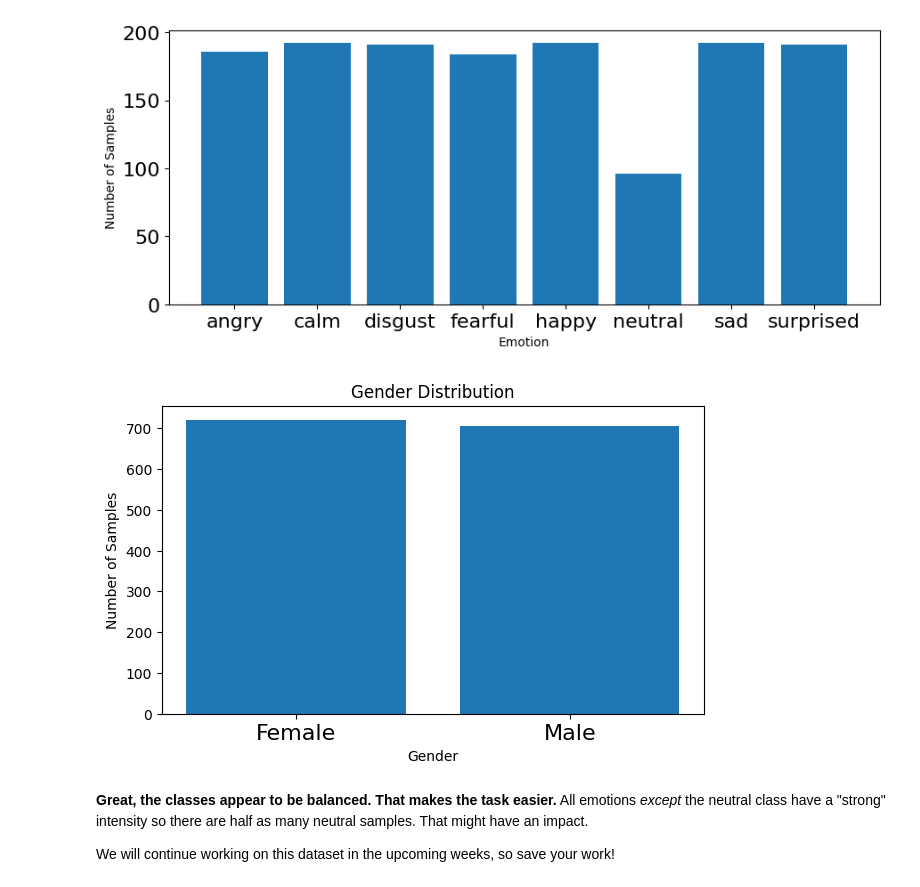
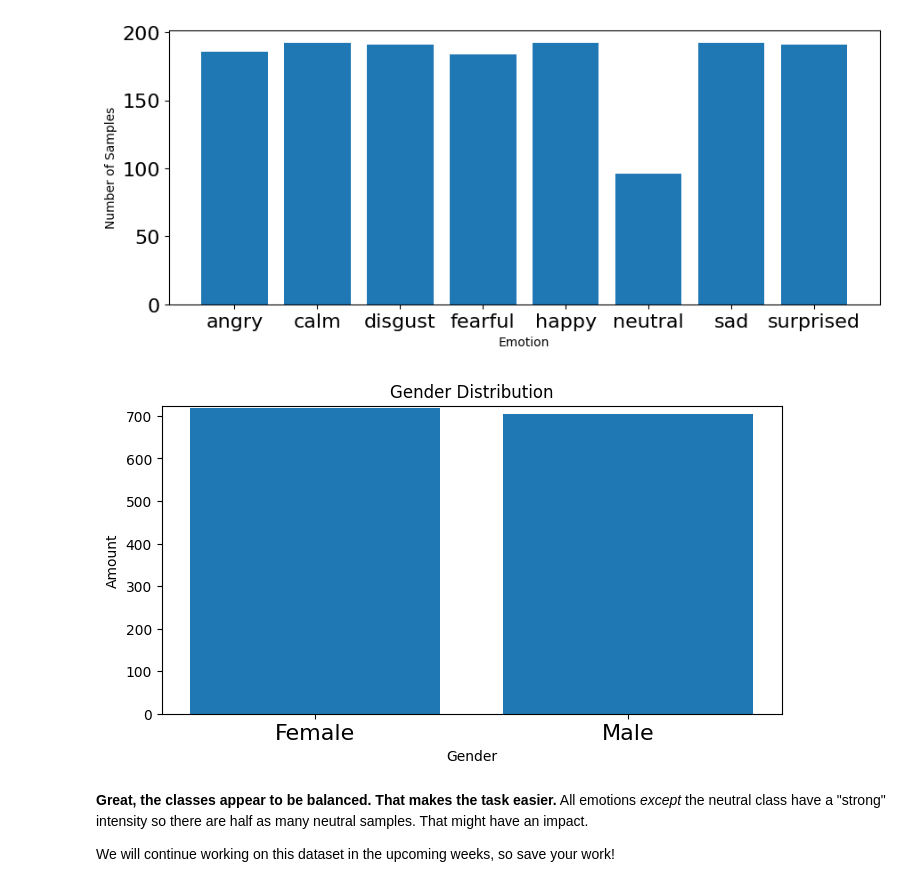
Before and after one commit to MichaelTj02/Week2_DataPreprocessing, a Jupyter notebook: Week 2.ipynb, the cells around one changed output. Saved outputs shown, nothing was run; the diff lists cells and outputs as text; code cells hidden in the pictures.

Commit message:
working on gender count

```diff
--- a/Week 2.ipynb
+++ b/Week 2.ipynb
@@ -678,15 +678,24 @@ import os, glob
 def load_data():
     gender, emotions = [], []
     count = 0
+    actor_count = 0
+
     for file in glob.glob("Desktop/OneDrive_2024-09-27/Audio Data/Actor_*/*.wav"):
         file_name = os.path.basename(file)
+
         emotion = emotions_dict[file_name.split("-")[2]]
-        actor = int(file_name.split("-")[-1][:2]) #for gender table
 
-        if actor % 2 == 0:
-          gender.append("Female")
-        else:
-          gender.append("Male")
+        actor_id_str = file_name.split("-")[-1][:2] #for gender table, -1 is index, :2 is to remove the ".wav"
+        actor_id = int(actor_id_str)
+
+        if actor_id not in actor_ids:
+          actor_ids.add(actor_id) #for the actor count and to ensure each actor only counted once
+          if actor_id % 2 == 0: #even numbers, female
+            gender.append("Female")
+            actor_count += 1
+          else: #odd numbers, male
+            gender.append("Male")
+            actor_count += 1
 
         emotions.append(emotion)
 
@@ -718,31 +727,32 @@ plt.show()
 # %%
 # # plot gender
 # plt.figure(figsize=(7,4))
 # plt.subplot(1,3,1)
 # #np.unique returns ordered list of unique elements and count of each element
 # gender_list, count = np.unique(gender, return_counts=True)
 # plt.bar(x=range(2), height=count)
 # plt.xticks(ticks=range(8), labels = [gender for gender in gender_list],fontsize=10)
 # plt.xlabel('Gender')
 # plt.tick_params(labelsize=16)
 # plt.ylabel('Number of Samples')
 # plt.show()
 
 # Plot gender distribution
-plt.figure(figsize=(7, 4))
+plt.figure(figsize=(8, 4))
 
 # Get unique values and counts for gender
-gender_list, count = np.unique(gender, return_counts=True)
+gender_list, actor_count = np.unique(gender, return_counts = True)
 
 # Plot the bar chart
-plt.bar(x=range(len(gender_list)), height=count)
+plt.bar(x=gender_list, height=actor_count)
 plt.xticks(ticks=range(len(gender_list)), labels=gender_list, fontsize=16)
 plt.xlabel('Gender')
-plt.ylabel('Number of Samples')
+plt.ylabel('Amount')
 plt.title('Gender Distribution')
+plt.ylim(0, max(actor_count) + 5)  # Adjust y-axis to fit the actual count range
 plt.show()
 # %% [output]
-[figure, old version]
+[figure, new version]
 # %% [markdown]
 **Great, the classes appear to be balanced. That makes the task easier.** All emotions _except_ the neutral class have a "strong" intensity so there are half as many neutral samples. That might have an impact.
 
```
